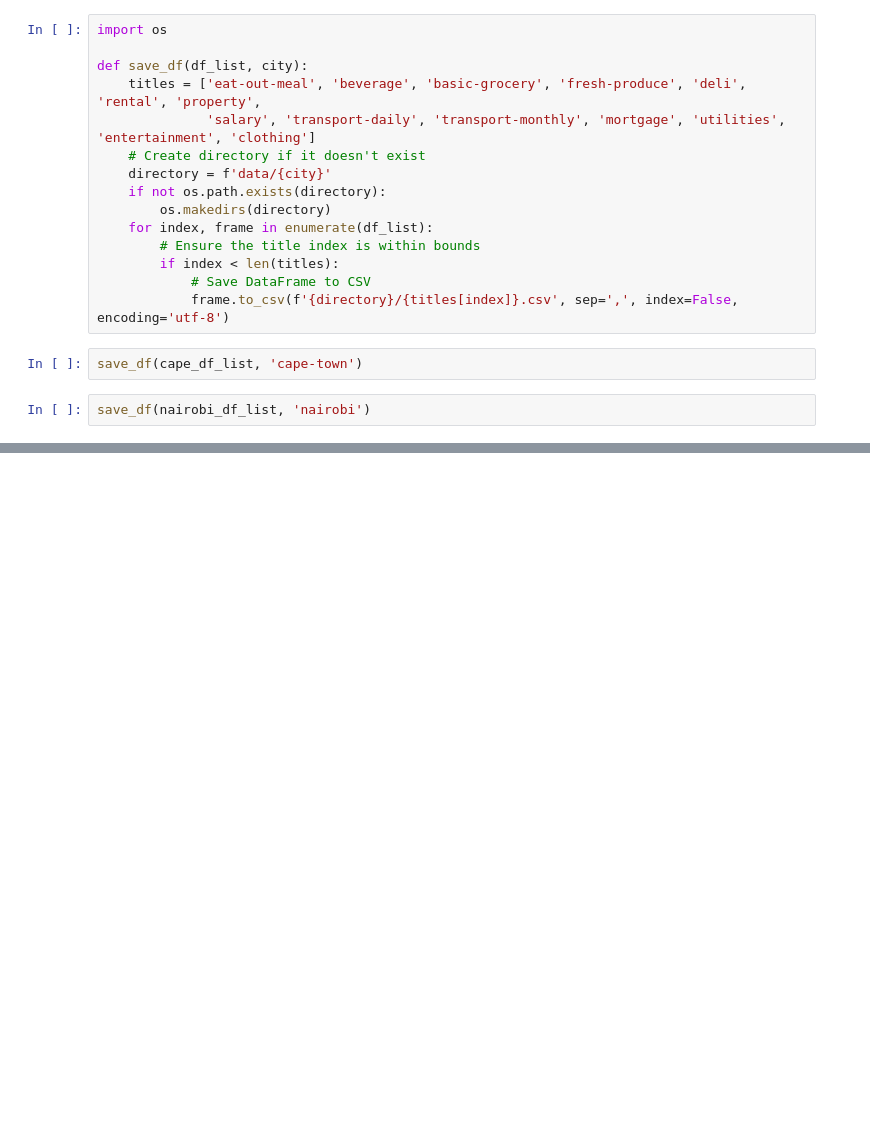
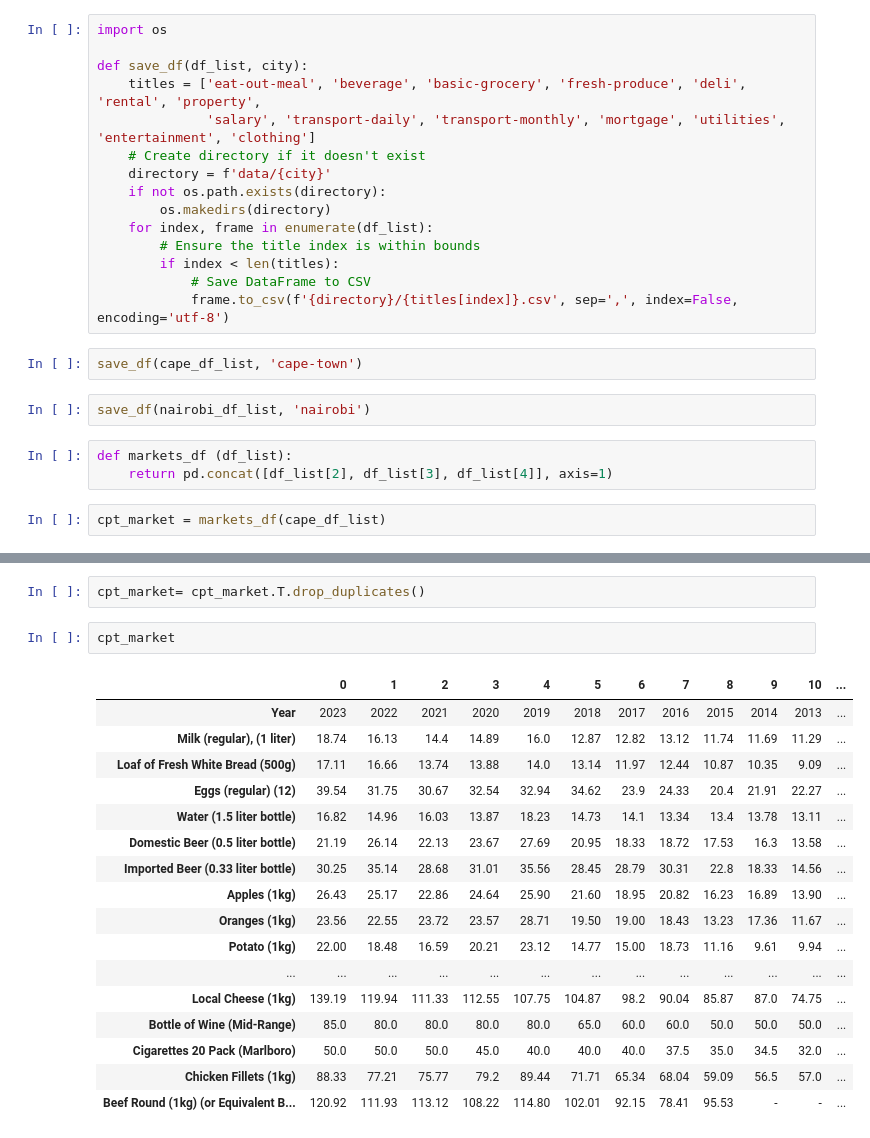
Before and after one commit to xuzmocode4-325/international-city-cost-analysis-data, a Jupyter notebook: cost-of-living-city-data-scraper.ipynb, the cells around one changed output, grey strips where cells are left out. Drawn from its saved outputs; the diff is of its cells as text; blank space fills up the shorter version.

```diff
--- a/cost-of-living-city-data-scraper.ipynb
+++ b/cost-of-living-city-data-scraper.ipynb
@@ -181,3 +262,8 @@ def save_df(df_list, city):
 save_df(cape_df_list, 'cape-town')
 # %%
 save_df(nairobi_df_list, 'nairobi')
+# %%
+def markets_df (df_list):
+    return pd.concat([df_list[2], df_list[3], df_list[4]], axis=1)
+# %%
+cpt_market = markets_df(cape_df_list)
@@ -183,0 +331,22 @@ save_df(nairobi_df_list, 'nairobi')
+# %%
+cpt_market= cpt_market.T.drop_duplicates()
+# %%
+cpt_market
+# %% [output]
+|  | 0 | 1 | 2 | 3 | 4 | 5 | 6 | 7 | 8 | 9 | 10 | ... |
+| Year | 2023 | 2022 | 2021 | 2020 | 2019 | 2018 | 2017 | 2016 | 2015 | 2014 | 2013 | ... |
+| Milk (regular), (1 liter) | 18.74 | 16.13 | 14.4 | 14.89 | 16.0 | 12.87 | 12.82 | 13.12 | 11.74 | 11.69 | 11.29 | ... |
+| Loaf of Fresh White Bread (500g) | 17.11 | 16.66 | 13.74 | 13.88 | 14.0 | 13.14 | 11.97 | 12.44 | 10.87 | 10.35 | 9.09 | ... |
+| Eggs (regular) (12) | 39.54 | 31.75 | 30.67 | 32.54 | 32.94 | 34.62 | 23.9 | 24.33 | 20.4 | 21.91 | 22.27 | ... |
+| Water (1.5 liter bottle) | 16.82 | 14.96 | 16.03 | 13.87 | 18.23 | 14.73 | 14.1 | 13.34 | 13.4 | 13.78 | 13.11 | ... |
+| Domestic Beer (0.5 liter bottle) | 21.19 | 26.14 | 22.13 | 23.67 | 27.69 | 20.95 | 18.33 | 18.72 | 17.53 | 16.3 | 13.58 | ... |
+| Imported Beer (0.33 liter bottle) | 30.25 | 35.14 | 28.68 | 31.01 | 35.56 | 28.45 | 28.79 | 30.31 | 22.8 | 18.33 | 14.56 | ... |
+| Apples (1kg) | 26.43 | 25.17 | 22.86 | 24.64 | 25.90 | 21.60 | 18.95 | 20.82 | 16.23 | 16.89 | 13.90 | ... |
+| Oranges (1kg) | 23.56 | 22.55 | 23.72 | 23.57 | 28.71 | 19.50 | 19.00 | 18.43 | 13.23 | 17.36 | 11.67 | ... |
+| Potato (1kg) | 22.00 | 18.48 | 16.59 | 20.21 | 23.12 | 14.77 | 15.00 | 18.73 | 11.16 | 9.61 | 9.94 | ... |
+| ... | ... | ... | ... | ... | ... | ... | ... | ... | ... | ... | ... | ... |
+| Local Cheese (1kg) | 139.19 | 119.94 | 111.33 | 112.55 | 107.75 | 104.87 | 98.2 | 90.04 | 85.87 | 87.0 | 74.75 | ... |
+| Bottle of Wine (Mid-Range) | 85.0 | 80.0 | 80.0 | 80.0 | 80.0 | 65.0 | 60.0 | 60.0 | 50.0 | 50.0 | 50.0 | ... |
+| Cigarettes 20 Pack (Marlboro) | 50.0 | 50.0 | 50.0 | 45.0 | 40.0 | 40.0 | 40.0 | 37.5 | 35.0 | 34.5 | 32.0 | ... |
+| Chicken Fillets (1kg) | 88.33 | 77.21 | 75.77 | 79.2 | 89.44 | 71.71 | 65.34 | 68.04 | 59.09 | 56.5 | 57.0 | ... |
+| Beef Round (1kg) (or Equivalent B... | 120.92 | 111.93 | 113.12 | 108.22 | 114.80 | 102.01 | 92.15 | 78.41 | 95.53 | - | - | ... |
```
Also changed, not shown: parts of 21 cells of this notebook.
